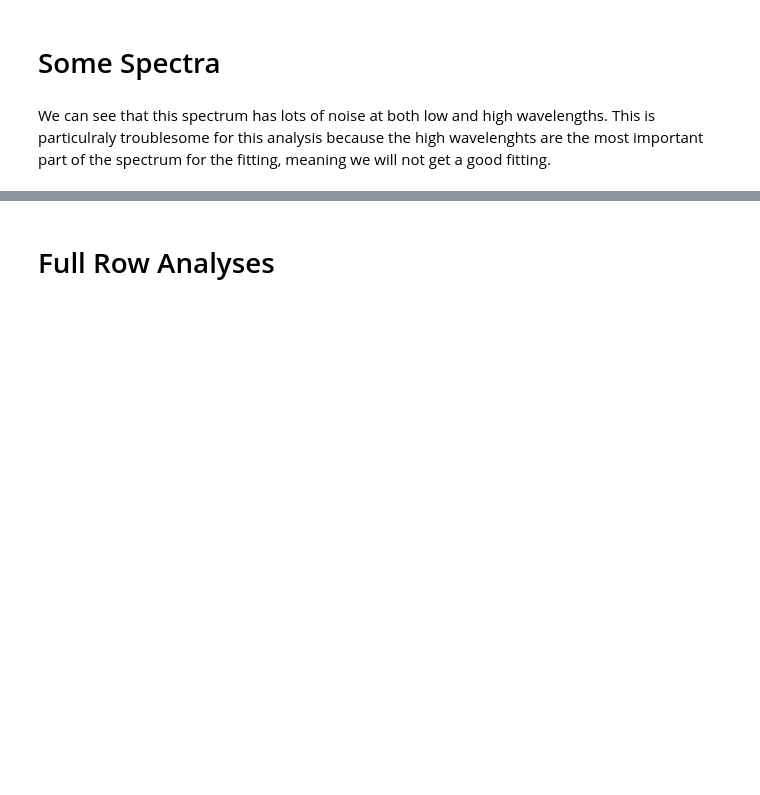
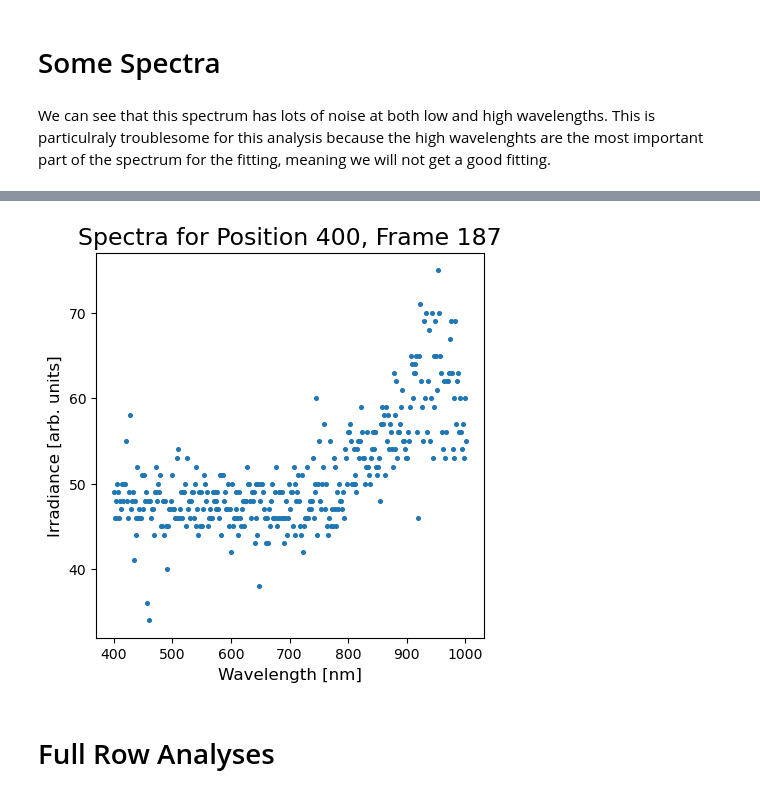
Before and after one commit to NamanJParikh/reu2024-hyperspectral-camera, a Jupyter notebook: analysis/graphite_rod_2_other_ideas.ipynb, the cells around one changed output, grey strips where cells are left out. Drawn from its saved outputs; the diff is of its cells as text; code cells hidden in the pictures; blank space fills up the shorter version.

```diff
--- a/analysis/graphite_rod_2_other_ideas.ipynb
+++ b/analysis/graphite_rod_2_other_ideas.ipynb
@@ -133,3 +133,14 @@ plt.show()
+# %%
+plt.figure(figsize=(5,5))
+plt.scatter(wavelengths, cut_data[:,400,:][250], s=7)
+plt.title("Spectra for Position 400, Frame 187", fontsize=17)
+plt.xlabel("Wavelength [nm]", fontsize=12)
+plt.xticks(fontsize=10)
+plt.ylabel("Irradiance [arb. units]", fontsize=12)
+# plt.yticks([])
+plt.show()
+# %% [output]
+[figure, added]
 # %% [markdown]
 # Full Row Analyses
 # %% [markdown]
```
Also changed, not shown: parts of 17 cells of this notebook.
